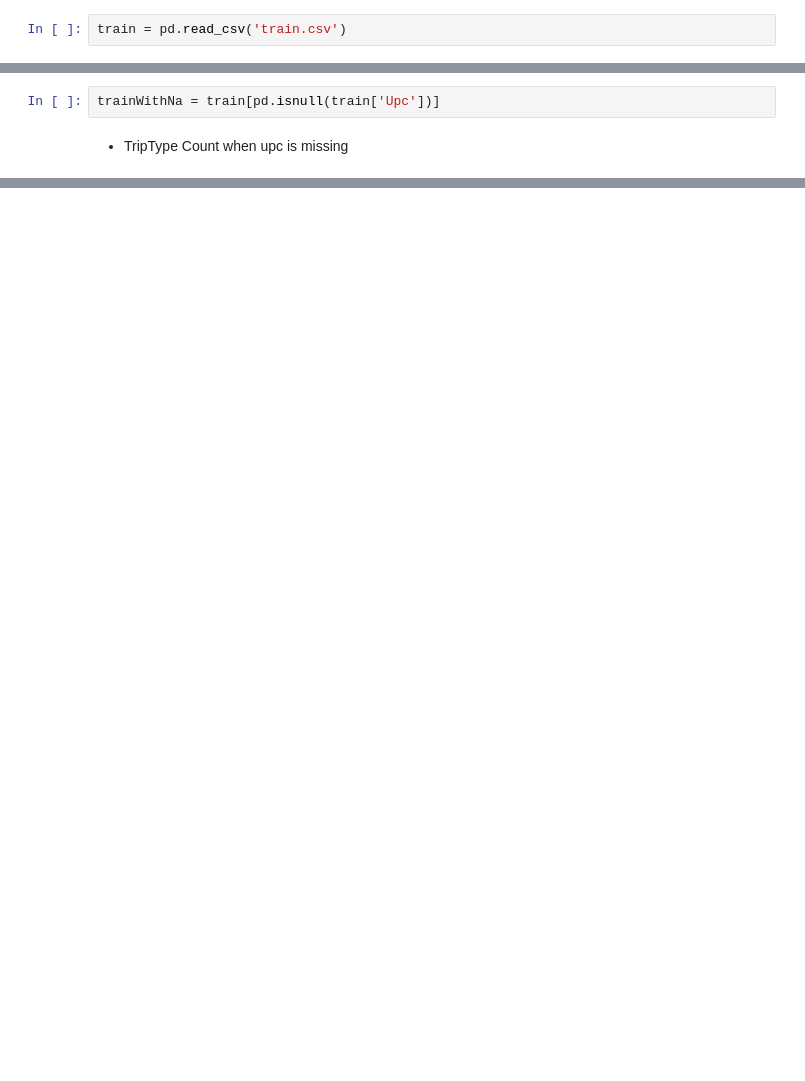
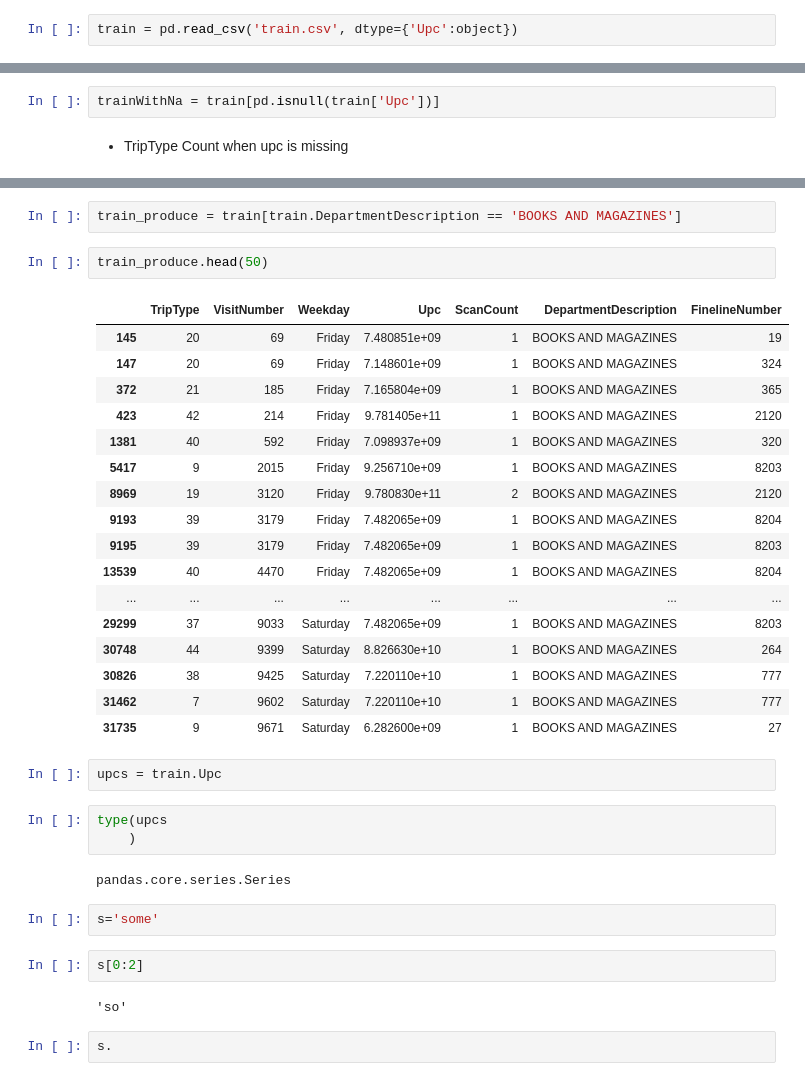
Before and after one commit to timmyshen/TripTyep, a Jupyter notebook: Notebook.ipynb, the cells around one changed output, grey strips where cells are left out. Drawn from its saved outputs; the diff is of its cells as text; blank space fills up the shorter version.

```diff
--- a/Notebook.ipynb
+++ b/Notebook.ipynb
@@ -13,4 +13,4 @@ import pandas as pd
 # %% [output]
 Populating the interactive namespace from numpy and matplotlib
 # %%
-train = pd.read_csv('train.csv')
+train = pd.read_csv('train.csv', dtype={'Upc':object})
@@ -202,0 +133,37 @@ dtype: int64
+# %%
+train_produce = train[train.DepartmentDescription == 'BOOKS AND MAGAZINES']
+# %%
+train_produce.head(50)
+# %% [output]
+|  | TripType | VisitNumber | Weekday | Upc | ScanCount | DepartmentDescription | FinelineNumber |
+| 145 | 20 | 69 | Friday | 7.480851e+09 | 1 | BOOKS AND MAGAZINES | 19 |
+| 147 | 20 | 69 | Friday | 7.148601e+09 | 1 | BOOKS AND MAGAZINES | 324 |
+| 372 | 21 | 185 | Friday | 7.165804e+09 | 1 | BOOKS AND MAGAZINES | 365 |
+| 423 | 42 | 214 | Friday | 9.781405e+11 | 1 | BOOKS AND MAGAZINES | 2120 |
+| 1381 | 40 | 592 | Friday | 7.098937e+09 | 1 | BOOKS AND MAGAZINES | 320 |
+| 5417 | 9 | 2015 | Friday | 9.256710e+09 | 1 | BOOKS AND MAGAZINES | 8203 |
+| 8969 | 19 | 3120 | Friday | 9.780830e+11 | 2 | BOOKS AND MAGAZINES | 2120 |
+| 9193 | 39 | 3179 | Friday | 7.482065e+09 | 1 | BOOKS AND MAGAZINES | 8204 |
+| 9195 | 39 | 3179 | Friday | 7.482065e+09 | 1 | BOOKS AND MAGAZINES | 8203 |
+| 13539 | 40 | 4470 | Friday | 7.482065e+09 | 1 | BOOKS AND MAGAZINES | 8204 |
+| ... | ... | ... | ... | ... | ... | ... | ... |
+| 29299 | 37 | 9033 | Saturday | 7.482065e+09 | 1 | BOOKS AND MAGAZINES | 8203 |
+| 30748 | 44 | 9399 | Saturday | 8.826630e+10 | 1 | BOOKS AND MAGAZINES | 264 |
+| 30826 | 38 | 9425 | Saturday | 7.220110e+10 | 1 | BOOKS AND MAGAZINES | 777 |
+| 31462 | 7 | 9602 | Saturday | 7.220110e+10 | 1 | BOOKS AND MAGAZINES | 777 |
+| 31735 | 9 | 9671 | Saturday | 6.282600e+09 | 1 | BOOKS AND MAGAZINES | 27 |
+# %%
+upcs = train.Upc
+# %%
+type(upcs
+    )
+# %% [output]
+pandas.core.series.Series
+# %%
+s='some'
+# %%
+s[0:2]
+# %% [output]
+'so'
+# %%
+s.
```
Also changed, not shown: parts of 22 cells of this notebook, 3 other files.
